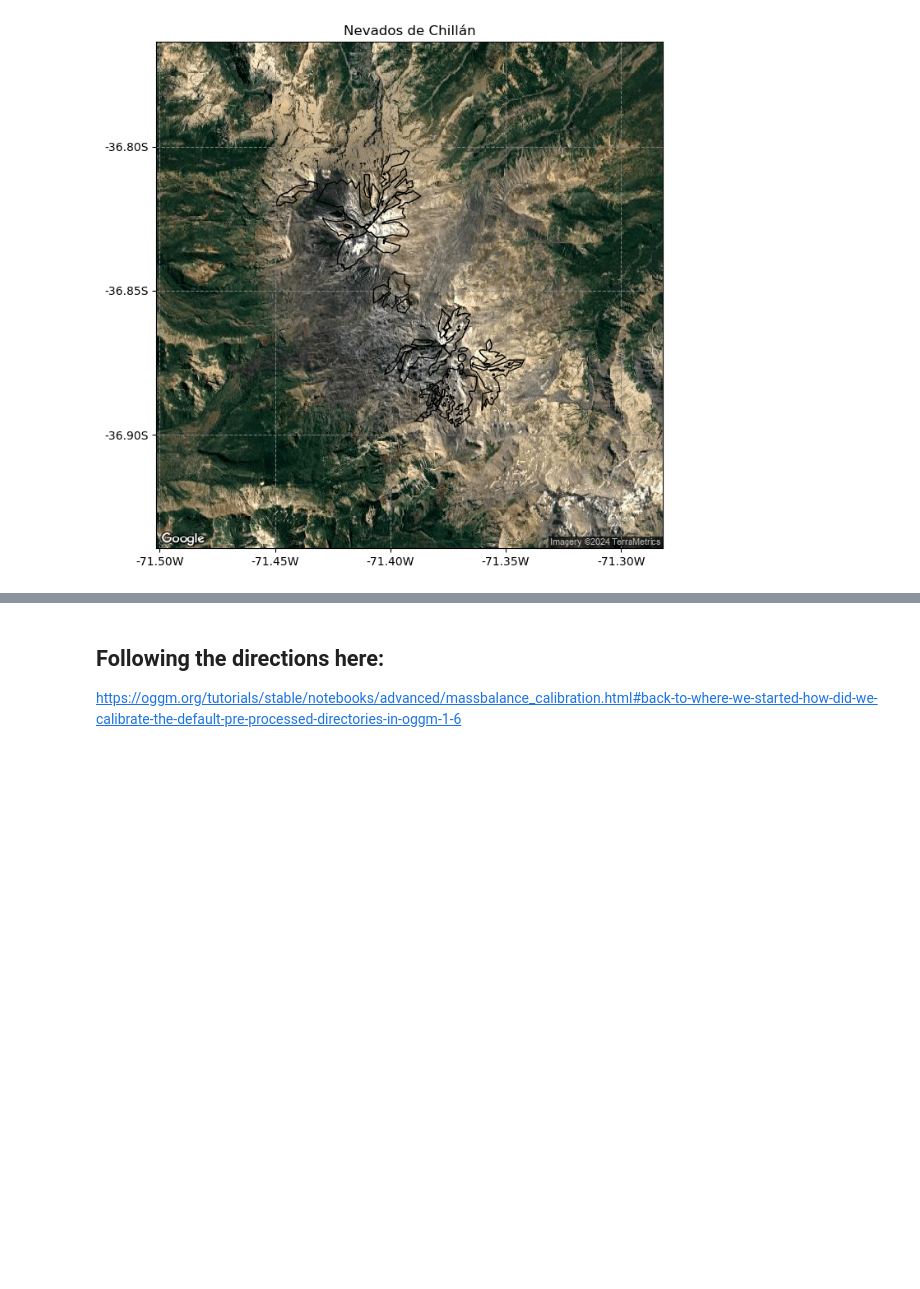
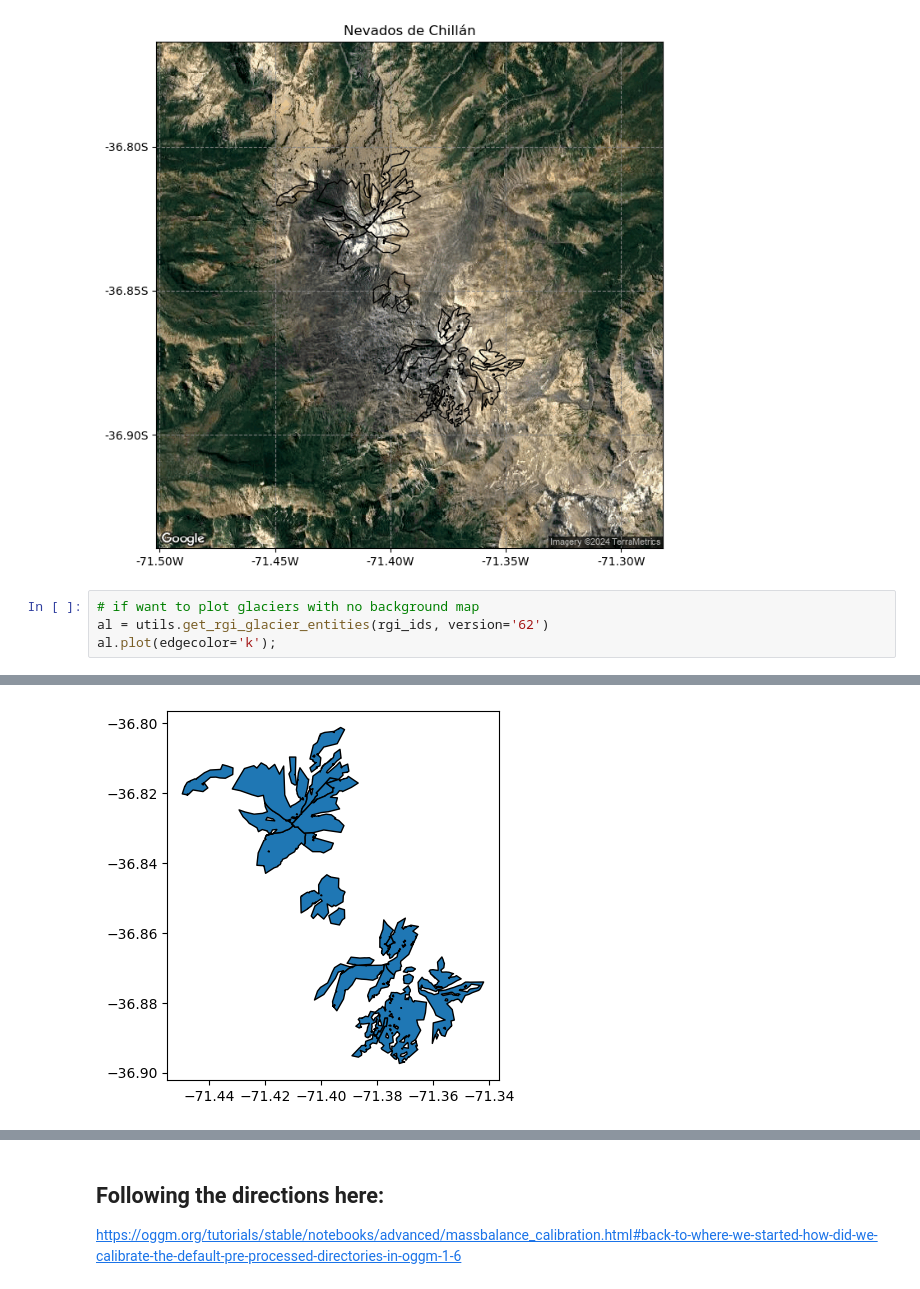
Before and after one commit to millie-spencer/oggm, a Jupyter notebook: compiled_nevados.ipynb, the cells around one changed output, grey strips where cells are left out. Drawn from its saved outputs; the diff is of its cells as text; blank space fills up the shorter version.

```diff
--- a/compiled_nevados.ipynb
+++ b/compiled_nevados.ipynb
@@ -73,3 +73,8 @@ graphics.plot_googlemap(gdirs, ax=ax)
 ax.set_title('Nevados de Chillán');
 # %% [output]
 [figure]
+# %%
+# if want to plot glaciers with no background map
+al = utils.get_rgi_glacier_entities(rgi_ids, version='62')
+al.plot(edgecolor='k');
+# %% [output]
@@ -76 +83,2 @@ ax.set_title('Nevados de Chillán');
+[figure, added]
 # %%
```
Also changed, not shown: parts of 57 cells of this notebook, 1 other file.
